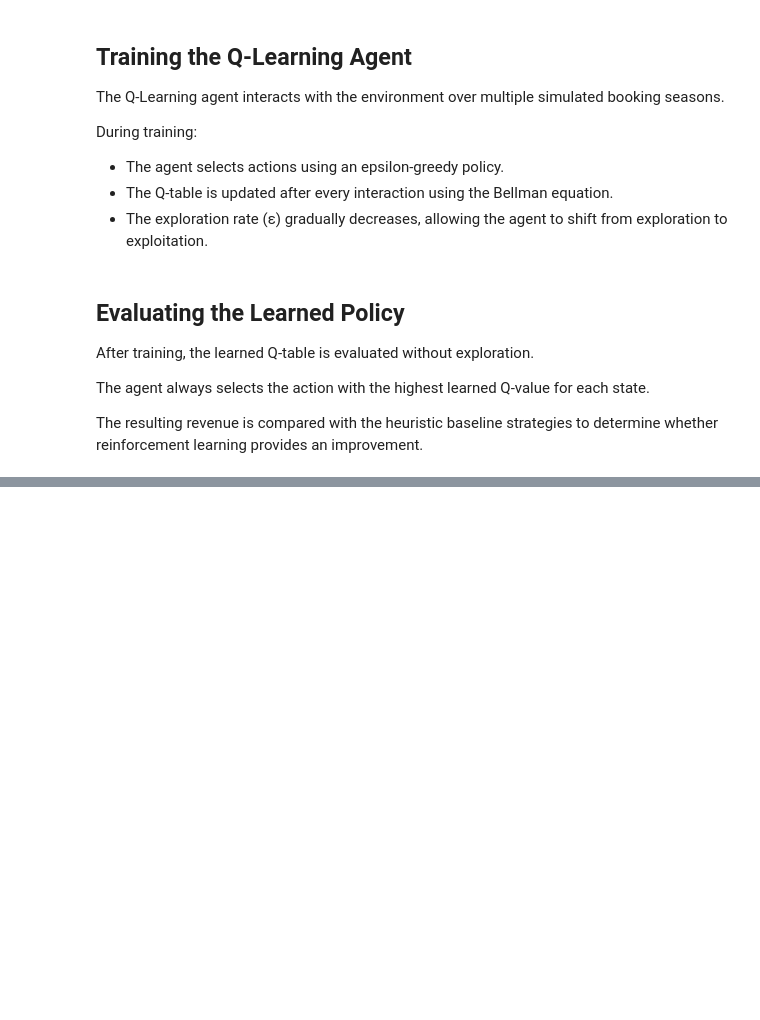
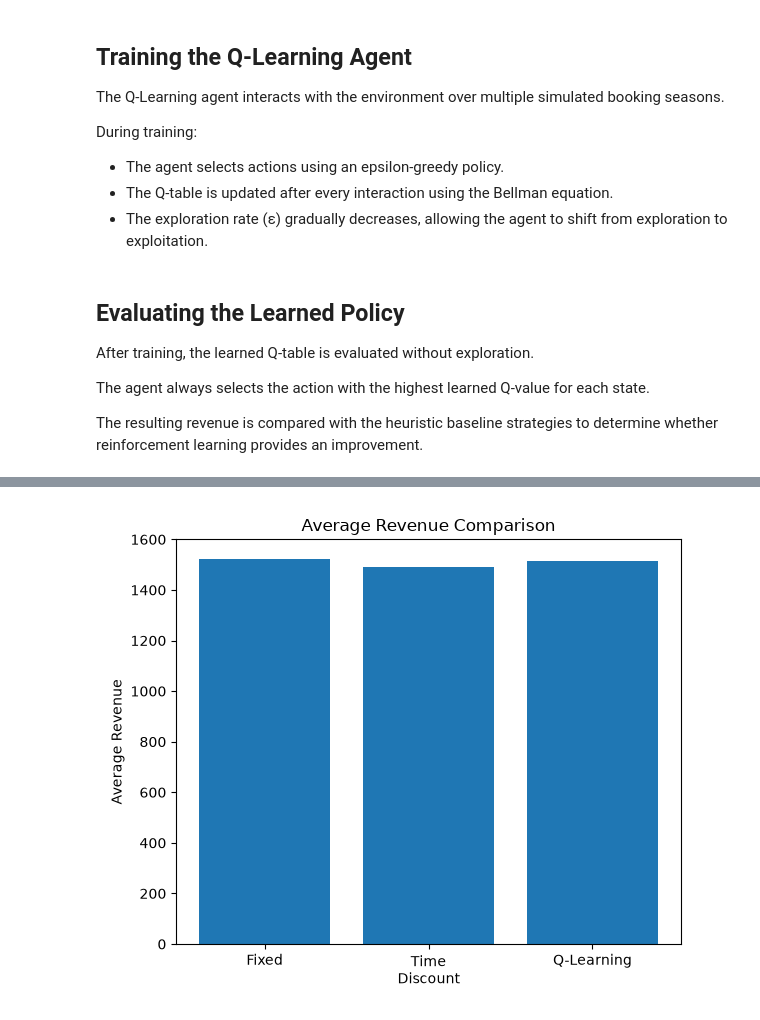
Before and after one commit to snpdsai/travel-hospitality-rl-dynamic-pricing, a Jupyter notebook: notebooks/02_baselines_qlearning.ipynb, the cells around one changed output, grey strips where cells are left out. Saved outputs shown, nothing was run; the diff lists cells and outputs as text; code cells hidden in the pictures; blank space fills up the shorter version.

```diff
--- a/notebooks/02_baselines_qlearning.ipynb
+++ b/notebooks/02_baselines_qlearning.ipynb
@@ -151,0 +164,4 @@ evaluate_qlearning(agent)
+# %%
+Image("../outputs/figures/revenue_comparison.png")
+# %% [output]
+[figure, added]
```
Also changed, not shown: parts of 5 cells of this notebook, 4 other files.
